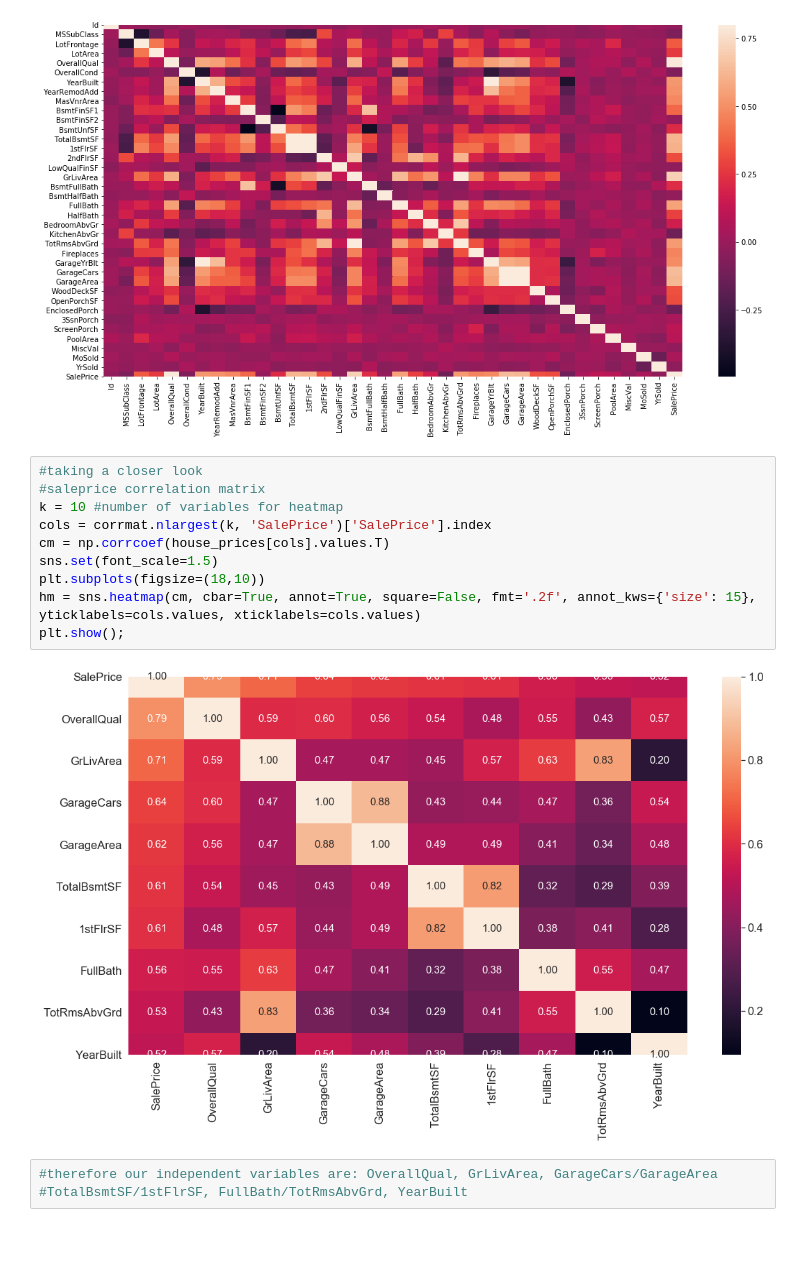
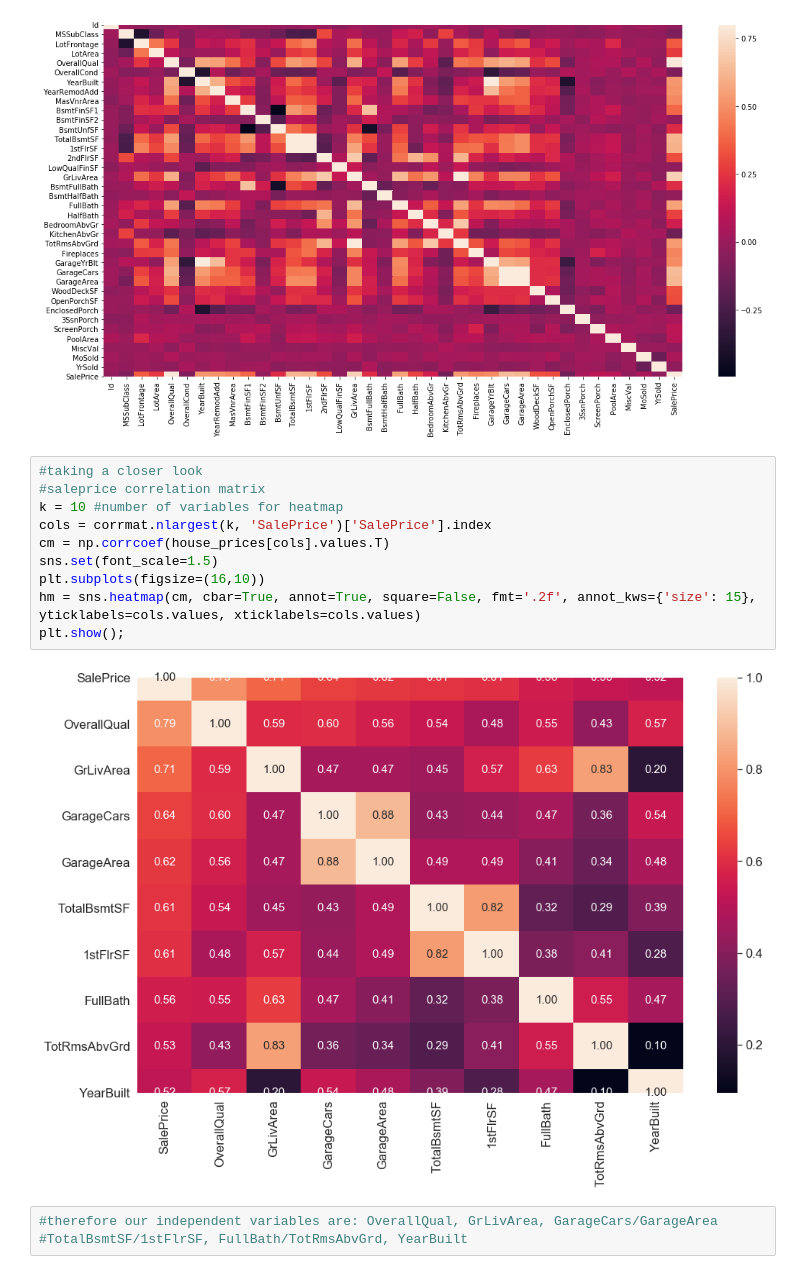
Before and after one commit to hagan420/predicting-prices-with-RFs, a Jupyter notebook: work 2.ipynb, the cells around one changed output. Saved outputs shown, nothing was run; the diff lists cells and outputs as text; blank space fills up the shorter version.

```diff
--- a/work 2.ipynb
+++ b/work 2.ipynb
@@ -128,15 +128,15 @@ sns.heatmap(corrmat, vmax=.8, square=False);
 # %%
 #taking a closer look
 #saleprice correlation matrix
 k = 10 #number of variables for heatmap
 cols = corrmat.nlargest(k, 'SalePrice')['SalePrice'].index
 cm = np.corrcoef(house_prices[cols].values.T)
 sns.set(font_scale=1.5)
-plt.subplots(figsize=(18,10))
+plt.subplots(figsize=(16,10))
 hm = sns.heatmap(cm, cbar=True, annot=True, square=False, fmt='.2f', annot_kws={'size': 15}, yticklabels=cols.values, xticklabels=cols.values)
 plt.show();
 # %% [output]
-[figure, old version]
+[figure, new version]
 # %%
 #therefore our independent variables are: OverallQual, GrLivArea, GarageCars/GarageArea
 #TotalBsmtSF/1stFlrSF, FullBath/TotRmsAbvGrd, YearBuilt
```
Also changed, not shown: parts of 4 cells of this notebook.
